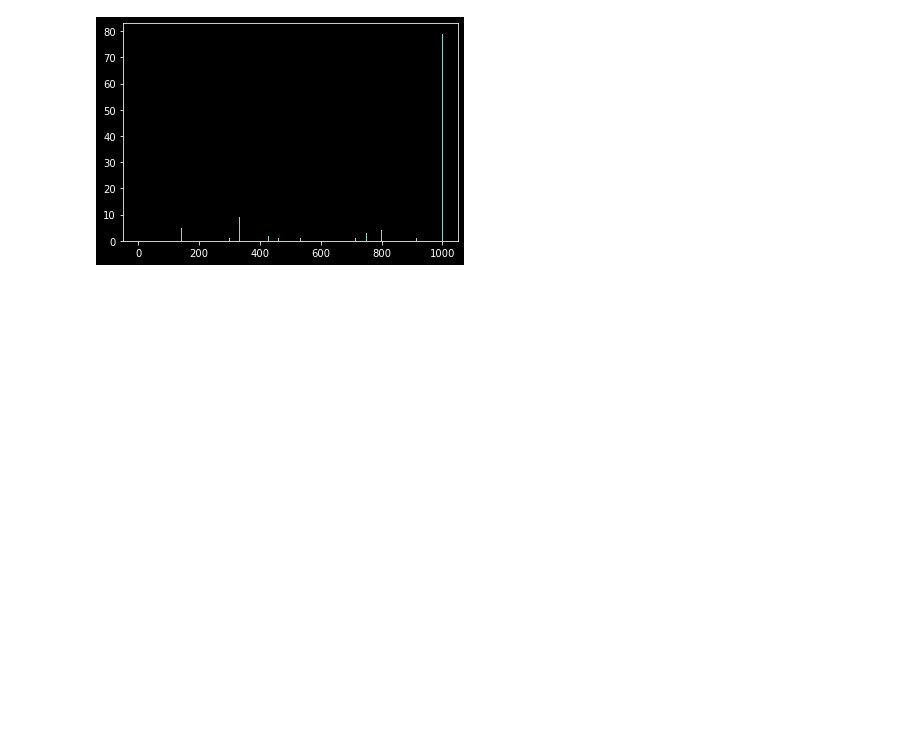
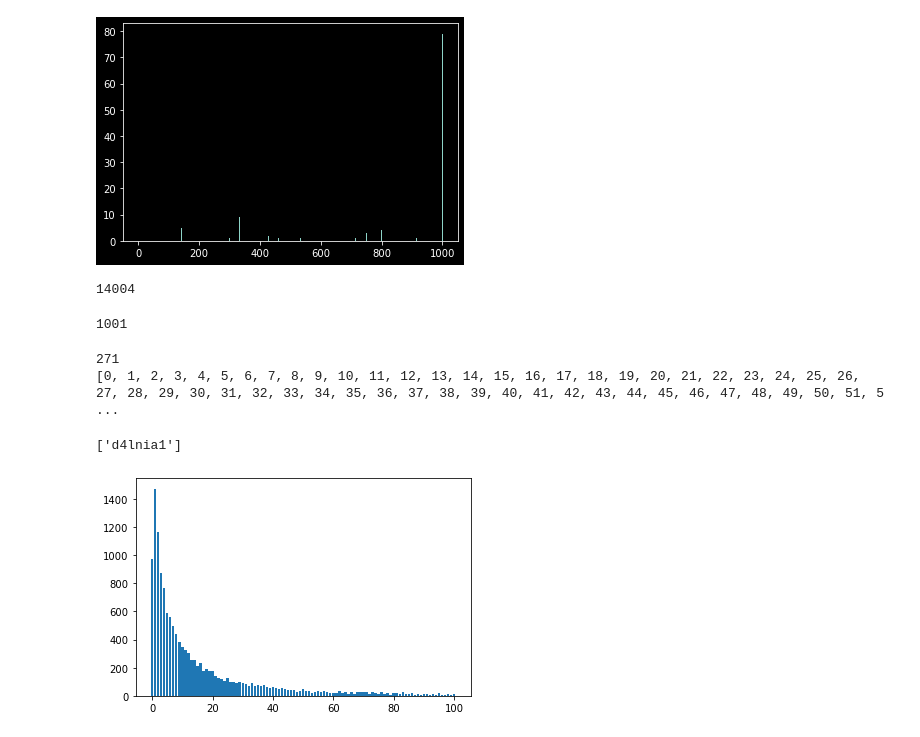
Before and after one commit to wngys/PaperDeepFold, a Jupyter notebook: process_data/AnalyzePair.ipynb, the cells around one changed output. Cells and saved outputs as stored; diff of their text form; code cells hidden in the pictures; blank space fills up the shorter version.

```diff
--- a/process_data/AnalyzePair.ipynb
+++ b/process_data/AnalyzePair.ipynb
@@ -144,3 +166,62 @@ plt.bar(range(ln, rn+1), neg_less_backet[ln:rn+1])
 plt.show()
 # %% [output]
 [figure]
+# %%
+# 找出负例个数大于等于thres个的蛋白质
+thres = 10
+
+neg_more_label_dict = {}
+
+for ID in label_dict.keys():
+    count = label_dict[ID]
+    if ('0' in count) and (count['0'] > thres):
+        neg_more_label_dict[ID] = count
+# %%
+print(len(neg_more_label_dict.keys()))
+# %% [output]
+14004
+# %%
+# 画出直方图
+neg_more_backet_num = 1000
+neg_more_backet = np.zeros(neg_more_backet_num + 1).tolist()
+neg_more_backet_dict = {}
+print(len(neg_more_backet))
+# %% [output]
+1001
+# %%
+for ID in neg_more_label_dict.keys():
+    count = neg_more_label_dict[ID]
+    ratio = 0.0
+    if '0' not in count.keys():
+        ratio = count['1'] / count['1']
+    elif '1' not in count.keys():
+        ratio = 0 / count['0']
+    else:
+        ratio = count['1'] / (count['0'] + count['1'])
+    idx = floor(ratio * 1000)
+    if idx > neg_more_backet_num:
+        idx = neg_more_backet_num
+    neg_more_backet[idx] += 1
+    if idx in neg_more_backet_dict:
+        neg_more_backet_dict[idx].append(ID)
+    else:
+        neg_more_backet_dict[idx] = [ID]
+# %%
+neg_more_backet_dict_keys = list(neg_more_backet_dict.keys())
+neg_more_backet_dict_keys.sort()
+print(len(neg_more_backet_dict_keys))
+print(neg_more_backet_dict_keys)
+# %% [output]
+271
+[0, 1, 2, 3, 4, 5, 6, 7, 8, 9, 10, 11, 12, 13, 14, 15, 16, 17, 18, 19, 20, 21, 22, 23, 24, 25, 26, 27, 28, 29, 30, 31, 32, 33, 34, 35, 36, 37, 38, 39, 40, 41, 42, 43, 44, 45, 46, 47, 48, 49, 50, 51, 5 ...
+# %%
+neg_more_backet_dict[460]
+# %% [output]
+['d4lnia1']
+# %%
+ln = 0
+rn = 100
+plt.bar(range(ln, rn+1), neg_more_backet[ln:rn+1])
+plt.show()
+# %% [output]
+[figure, added]
```
Also changed, not shown: parts of 5 cells of this notebook, 8 other files.
